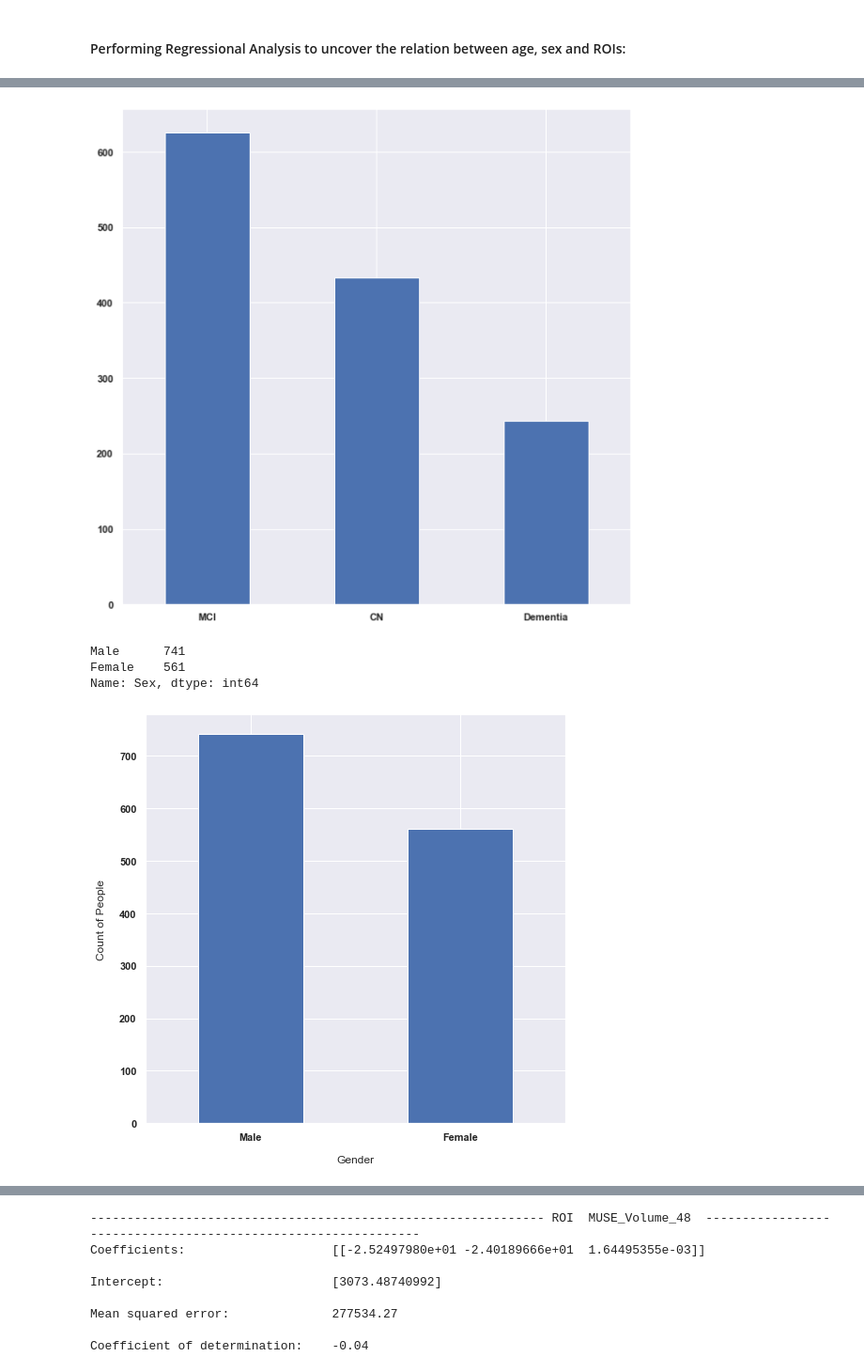
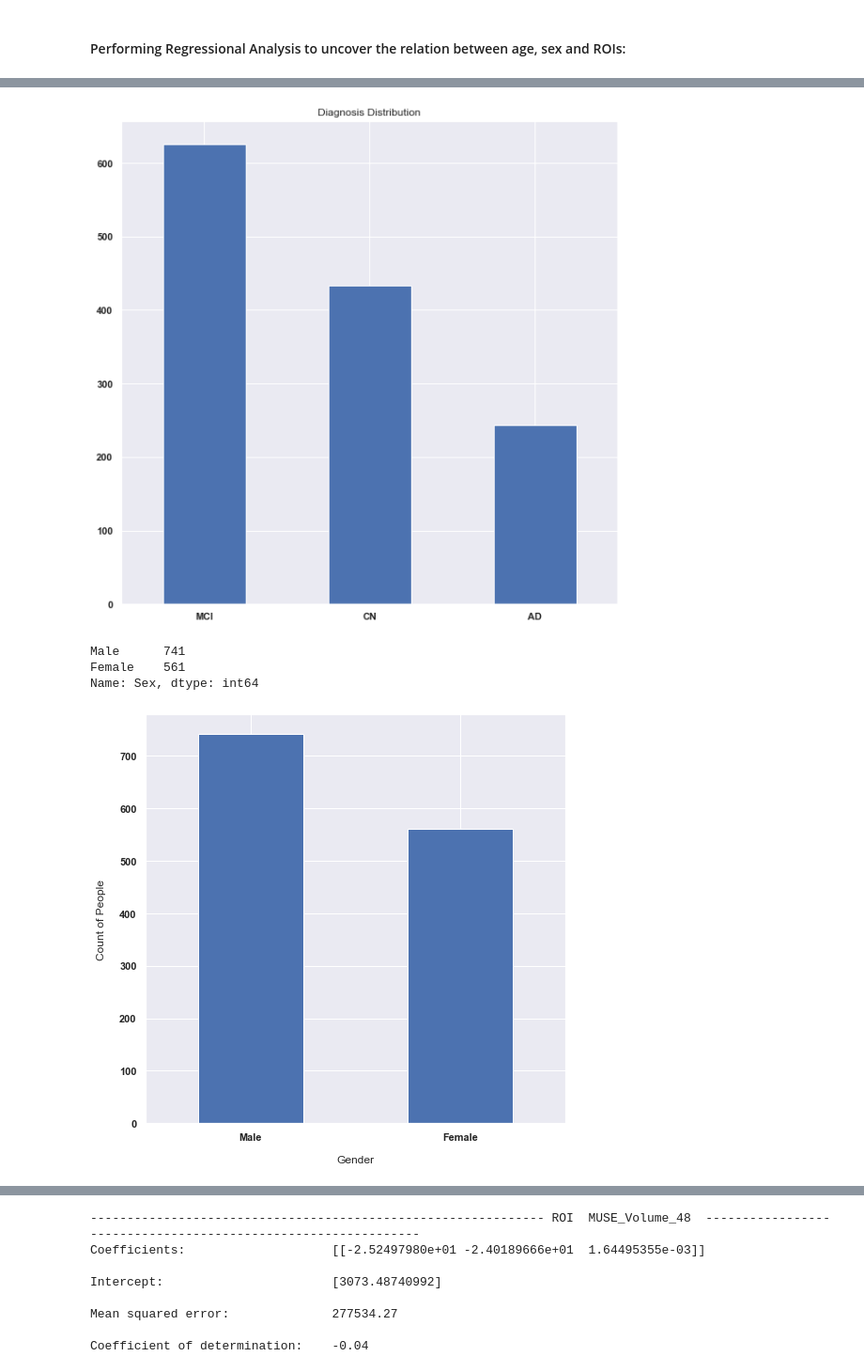
Before and after one commit to georgeaidinis/Dissertation, a Jupyter notebook: DeepCCA Model/ADNI Regressional Analysis.ipynb, the cells around one changed output, grey strips where cells are left out. Shown at 94% size. Drawn from its saved outputs; the diff is of its cells as text; code cells hidden in the pictures.

```diff
--- a/DeepCCA Model/ADNI Regressional Analysis.ipynb
+++ b/DeepCCA Model/ADNI Regressional Analysis.ipynb
@@ -86,8 +86,11 @@ abc = unique[age_mask]
 abc.replace({'Sex':{1:'Female', 0:'Male'}}, inplace=True)
 print("Selected ages sample size: ", abc.shape)
 
+abc['Diagnosis_nearest_2.0'] = abc['Diagnosis_nearest_2.0'].replace('Dementia', 'AD')
+
 print(abc['Diagnosis_nearest_2.0'].value_counts());
 abc['Diagnosis_nearest_2.0'].value_counts().plot(kind='bar', rot=0, figsize = (10,10), grid=True)
+plt.title("Diagnosis Distribution")
 plt.show()
 
 
@@ -104,7 +107,7 @@ abc[abc['Sex'] == 'Female'].Age.plot(kind='hist', bins=30,color='magenta', edgec
 plt.legend(labels=['Males', 'Females'])
 plt.title('Distribution of Age', size=24)
 plt.xlabel('Age', size=18)
-plt.ylabel('Frequency', size=18)
+plt.ylabel('Count', size=18)
 plt.show()
 # %% [output]
 Selected ages sample size:  (1302, 209)
@@ -114,5 +117,5 @@ Dementia    243
 Name: Diagnosis_nearest_2.0, dtype: int64
-[figure, old version]
+[figure, new version]
 Male      741
 Female    561
 Name: Sex, dtype: int64
```
Also changed, not shown: parts of 1 cell of this notebook, 14 other files.
